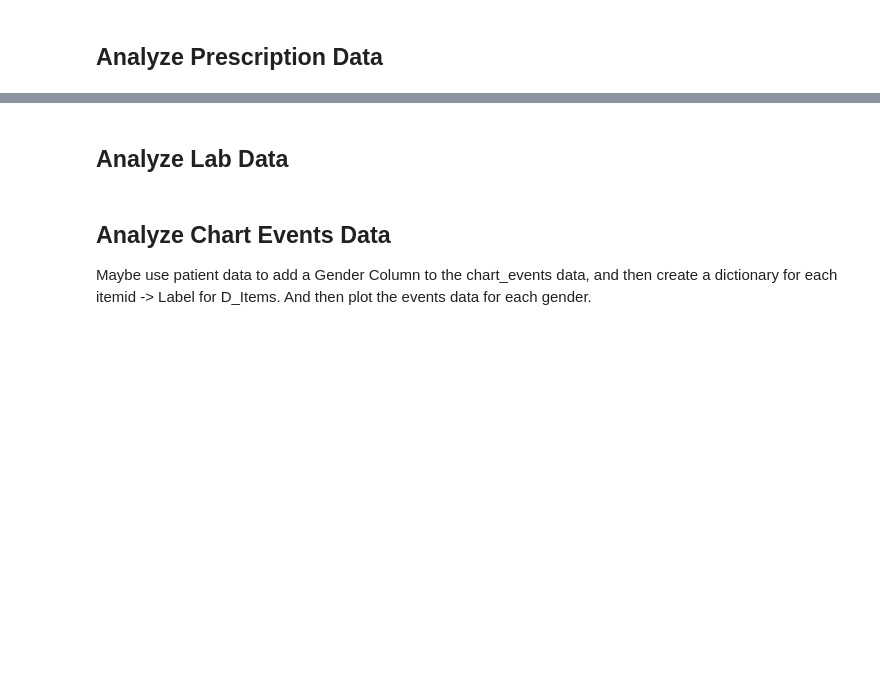
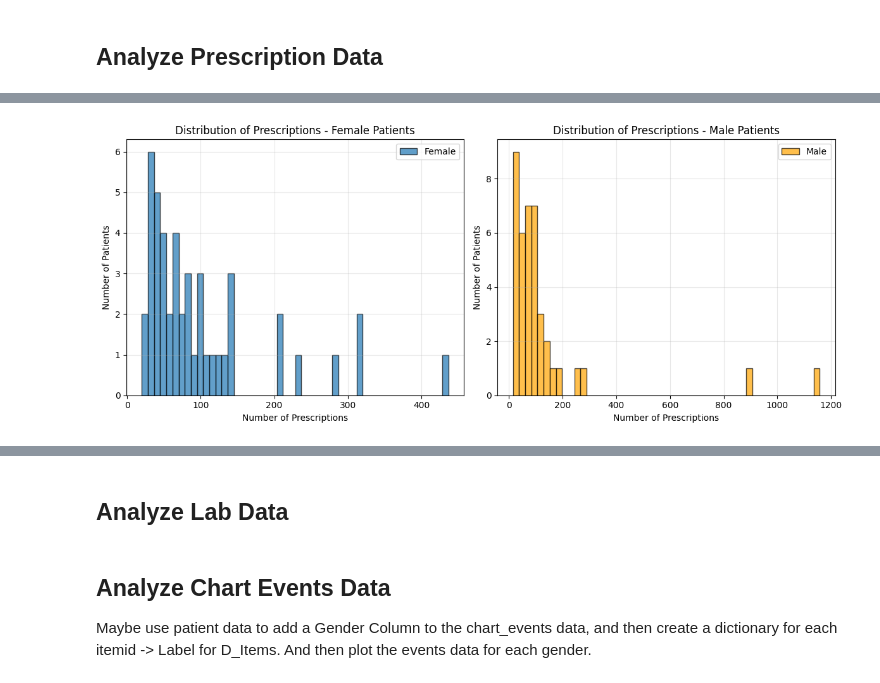
Before and after one commit to JaykumarPatel4802/ai-in-health, a Jupyter notebook: Homework/Assignment 2 - MIMIC Visualization/DataVisualizationAdditional.ipynb, the cells around one changed output, grey strips where cells are left out. Saved outputs shown, nothing was run; the diff lists cells and outputs as text; code cells hidden in the pictures; blank space fills up the shorter version.

```diff
--- a/Homework/Assignment 2 - MIMIC Visualization/DataVisualizationAdditional.ipynb
+++ b/Homework/Assignment 2 - MIMIC Visualization/DataVisualizationAdditional.ipynb
@@ -14,0 +103,3 @@ prescriptions = pd.read_csv('mimic-iii-clinical-database-demo-1.4/PRESCRIPTIONS.
+# %%
+merged_prescription_patients = pd.merge(prescriptions, filtered_patients, on="subject_id")
+merged_prescription_patients.head()
@@ -14,0 +114,29 @@ prescriptions = pd.read_csv('mimic-iii-clinical-database-demo-1.4/PRESCRIPTIONS.
+# %%
+# Show the prescribed drugs count distribution by gender
+plt.figure(figsize=(12, 5))
+
+# Count prescriptions for female patients
+female_counts = merged_prescription_patients[merged_prescription_patients['gender']=='F']['subject_id'].value_counts()
+
+plt.subplot(1, 2, 1)
+plt.hist(female_counts, bins=50, edgecolor='black', alpha=0.7, label='Female')
+plt.title('Distribution of Prescriptions - Female Patients')
+plt.xlabel('Number of Prescriptions')
+plt.ylabel('Number of Patients')
+plt.grid(True, alpha=0.3)
+plt.legend()
+
+# Count prescriptions for male patients
+male_counts = merged_prescription_patients[merged_prescription_patients['gender']=='M']['subject_id'].value_counts()
+
+plt.subplot(1, 2, 2)
+plt.hist(male_counts, bins=50, edgecolor='black', alpha=0.7, color='orange', label='Male')
+plt.title('Distribution of Prescriptions - Male Patients')
+plt.xlabel('Number of Prescriptions')
+plt.ylabel('Number of Patients')
+plt.grid(True, alpha=0.3)
+plt.legend()
+
+plt.tight_layout()
+# %% [output]
+[figure, added]
```
Also changed, not shown: parts of 16 cells of this notebook.
